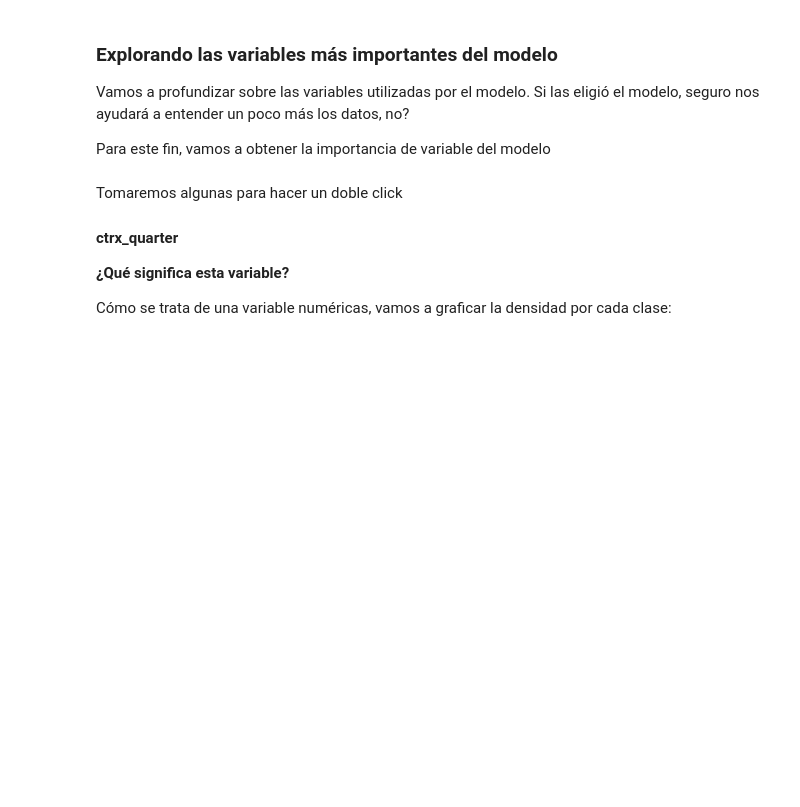
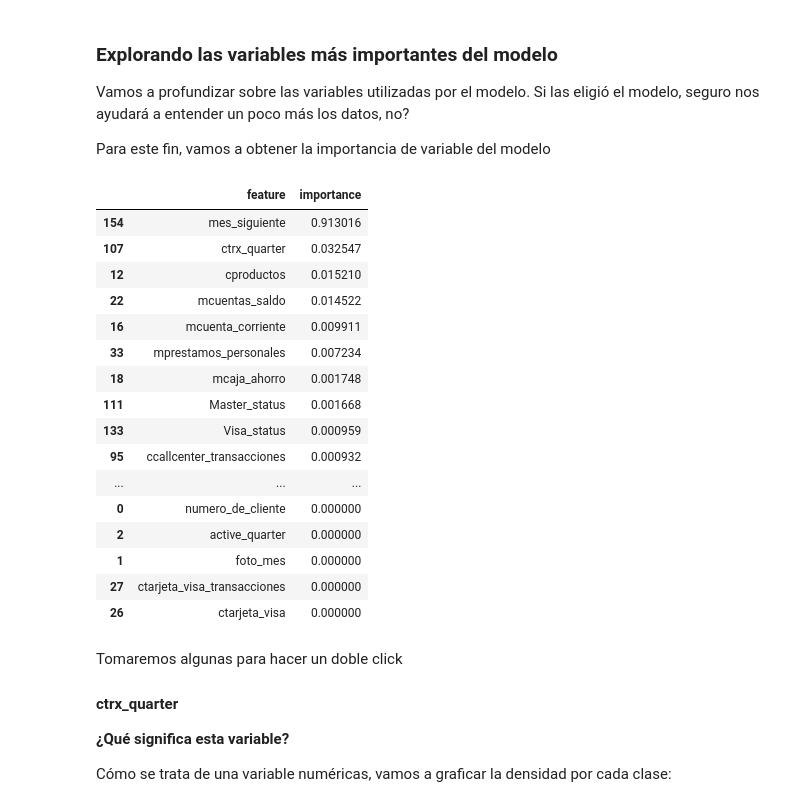
Before and after one commit to AgustinCdeCelis/dmeyf2025, a Jupyter notebook: src/monday/z202_Sobre_Árboles.ipynb, the cells around one changed output. Saved outputs shown, nothing was run; the diff lists cells and outputs as text; code cells hidden in the pictures; blank space fills up the shorter version.

```diff
--- a/src/monday/z202_Sobre_Árboles.ipynb
+++ b/src/monday/z202_Sobre_Árboles.ipynb
@@ -37,7 +35,7 @@ Algo que va a generar algo de confusión es que no separemos con **Train / Test*
 data = pd.read_csv(dataset_path+dataset_file)
 data = data[data['foto_mes'] == 202104]
 
-X = data.drop('clase_ternaria', axis=1)
-y = data['clase_ternaria']
+X = data.drop('target', axis=1)
+y = data['target']
 # %% [markdown]
 Veamos que porcentaje ocupa de nuestro dataset, el target que queremos predecir
@@ -270,7 +426,25 @@ Vamos a profundizar sobre las variables utilizadas por el modelo. Si las eligió
 Para este fin, vamos a obtener la importancia de variable del modelo
 # %%
 feature_importances = pd.DataFrame({'feature': X.columns, 'importance': model.feature_importances_})
-feature_importances.sort_values('importance', ascending=False)
+feature_importances.sort_values('importance', ascending=False).head(30)
+# %% [output]
+|  | feature | importance |
+| 154 | mes_siguiente | 0.913016 |
+| 107 | ctrx_quarter | 0.032547 |
+| 12 | cproductos | 0.015210 |
+| 22 | mcuentas_saldo | 0.014522 |
+| 16 | mcuenta_corriente | 0.009911 |
+| 33 | mprestamos_personales | 0.007234 |
+| 18 | mcaja_ahorro | 0.001748 |
+| 111 | Master_status | 0.001668 |
+| 133 | Visa_status | 0.000959 |
+| 95 | ccallcenter_transacciones | 0.000932 |
+| ... | ... | ... |
+| 0 | numero_de_cliente | 0.000000 |
+| 2 | active_quarter | 0.000000 |
+| 1 | foto_mes | 0.000000 |
+| 27 | ctarjeta_visa_transacciones | 0.000000 |
+| 26 | ctarjeta_visa | 0.000000 |
 # %% [markdown]
 Tomaremos algunas para hacer un doble click
 
```
Also changed, not shown: parts of 19 cells of this notebook, 1 other file.
